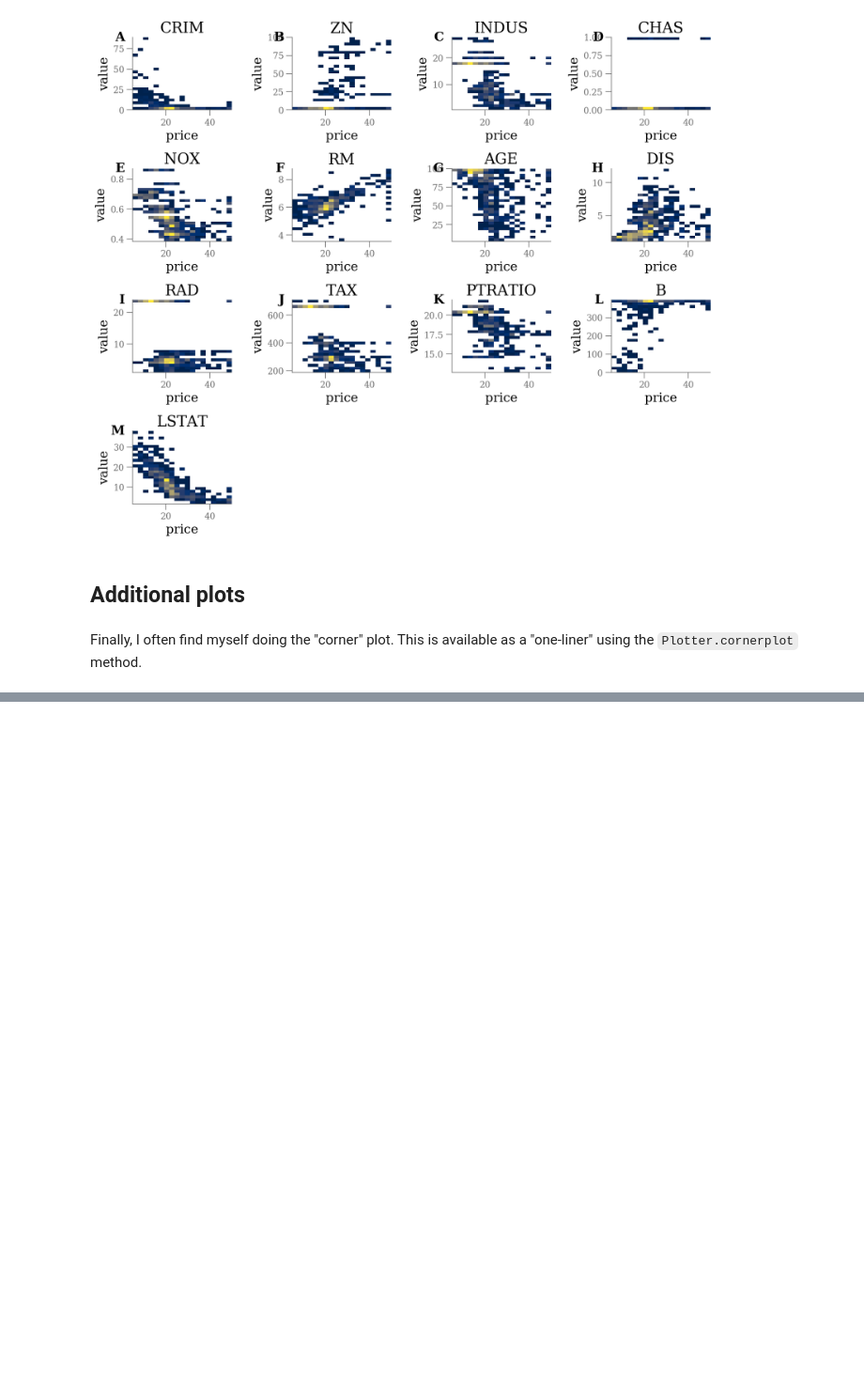
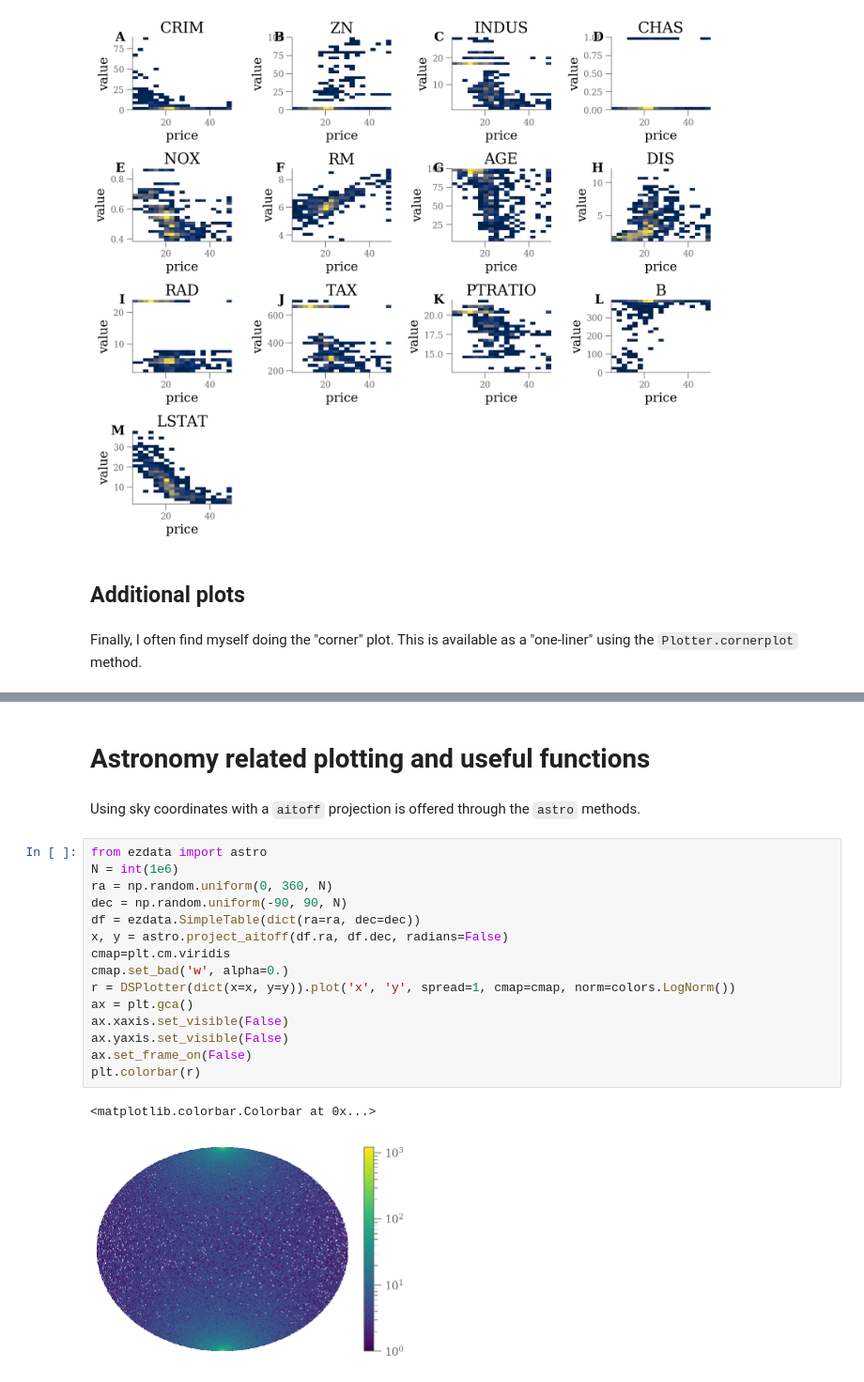
Before and after one commit to mfouesneau/ezdata, a Jupyter notebook: examples/examples.ipynb, the cells around one changed output, grey strips where cells are left out. Shown at 94% size. Drawn from its saved outputs; the diff is of its cells as text; blank space fills up the shorter version.

Commit message:
added some astro plots

```diff
--- a/examples/examples.ipynb
+++ b/examples/examples.ipynb
@@ -261,0 +262,22 @@ Finally, I often find myself doing the "corner" plot. This is available as a "on
+# %% [markdown]
+# Astronomy related plotting and useful functions
+# %% [markdown]
+Using sky coordinates with a `aitoff` projection is offered through the `astro` methods.
+# %%
+from ezdata import astro
+N = int(1e6)
+ra = np.random.uniform(0, 360, N)
+dec = np.random.uniform(-90, 90, N)
+df = ezdata.SimpleTable(dict(ra=ra, dec=dec))
+x, y = astro.project_aitoff(df.ra, df.dec, radians=False)
+cmap=plt.cm.viridis
+cmap.set_bad('w', alpha=0.)
+r = DSPlotter(dict(x=x, y=y)).plot('x', 'y', spread=1, cmap=cmap, norm=colors.LogNorm())
+ax = plt.gca()
+ax.xaxis.set_visible(False)
+ax.yaxis.set_visible(False)
+ax.set_frame_on(False)
+plt.colorbar(r)
+# %% [output]
+<matplotlib.colorbar.Colorbar at 0x...>
+[figure, added]
```
Also changed, not shown: parts of 17 cells of this notebook.
